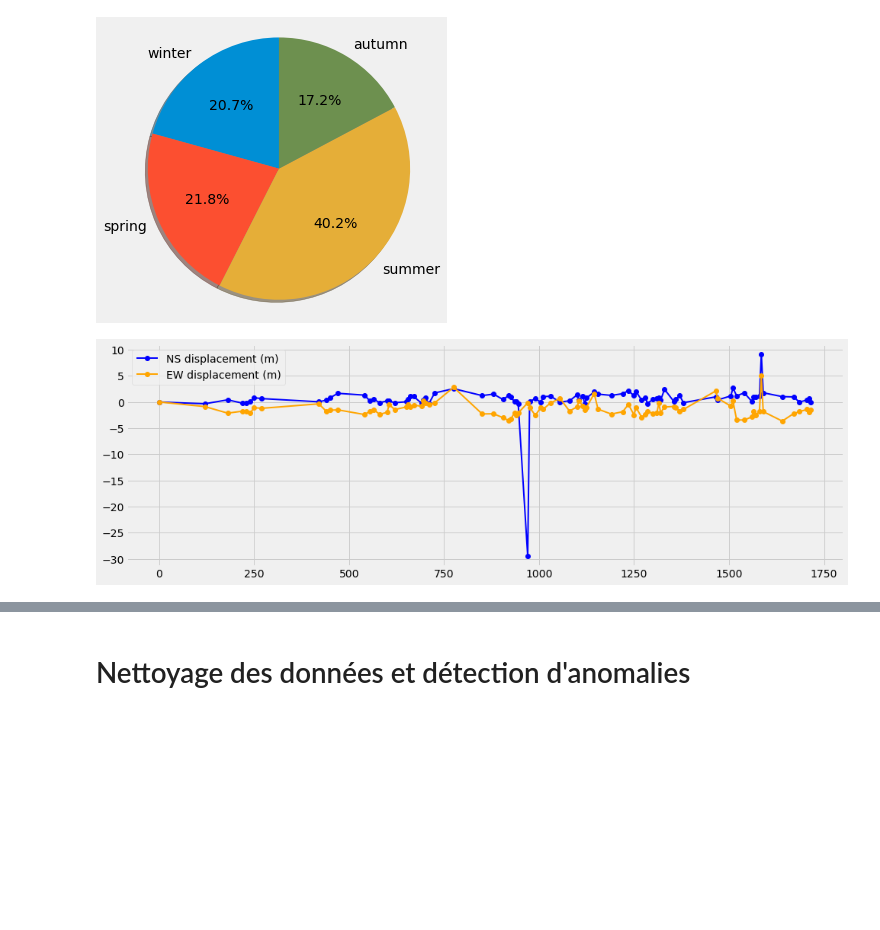
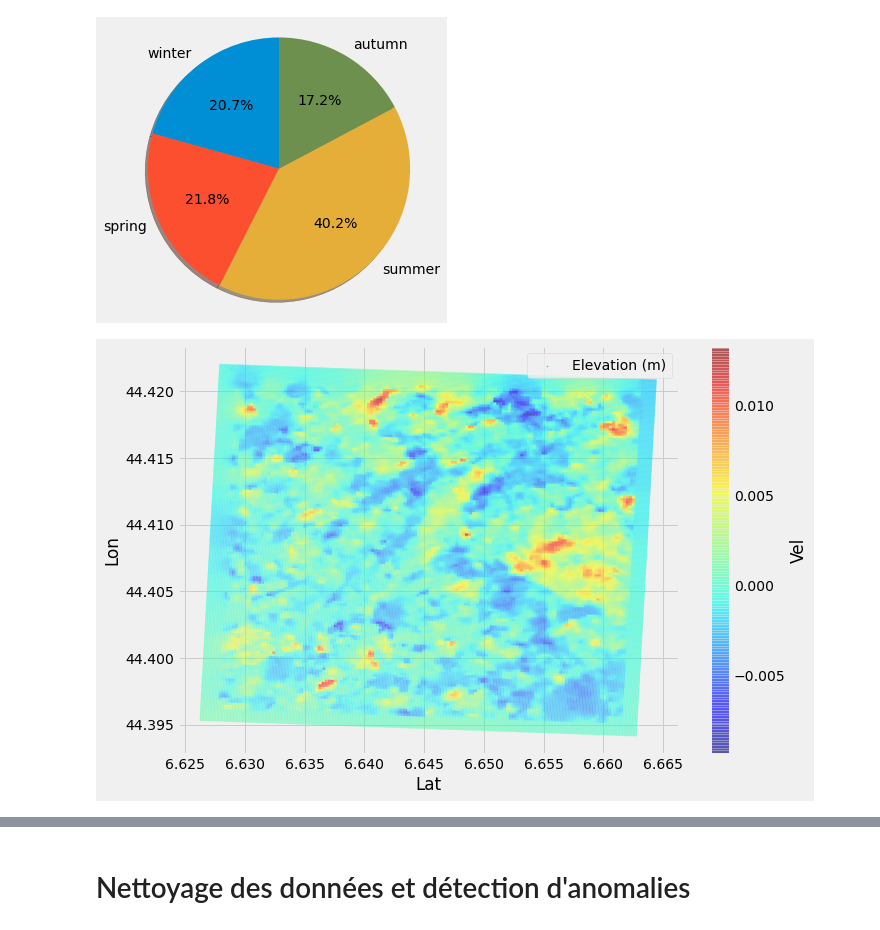
Before and after one commit to EddyVianney/Stage_master2_sdsc_eost, a Jupyter notebook: PMEDV_STAGE_SDSC_EOST.ipynb, the cells around one changed output, grey strips where cells are left out. Saved outputs shown, nothing was run; the diff lists cells and outputs as text; code cells hidden in the pictures; blank space fills up the shorter version.

Commit message:
visualisation

```diff
--- a/PMEDV_STAGE_SDSC_EOST.ipynb
+++ b/PMEDV_STAGE_SDSC_EOST.ipynb
@@ -213,9 +213,14 @@ r = count_samples_per_season(df_ew_ts[0].index)
 plot_data_per_season(list(r.keys()), list(r.values()))
 # %% [output]
 [figure]
-# %%
-# visualiser les composantes NS et EW sur le mêmes graphique
-n = 59800
-plot_displacement(ns_ts[n], ew_ts[n])
-# %% [output]
-[figure, removed]
+# %%
+# c is the attribute we'll map onto colors, s is the attribute we'll represent with circle size.
+df_ns.plot(kind="scatter", x="Lat", y="Lon",
+    s=df_ns['Topo']/1000, label="Elevation (m)",
+    c="Vel", cmap=plt.get_cmap("jet"),
+    colorbar=True, alpha=0.4, figsize=(10,7),
+)
+plt.legend()
+plt.show()
+# %% [output]
+[figure, added]
```
Also changed, not shown: parts of 44 cells of this notebook.
